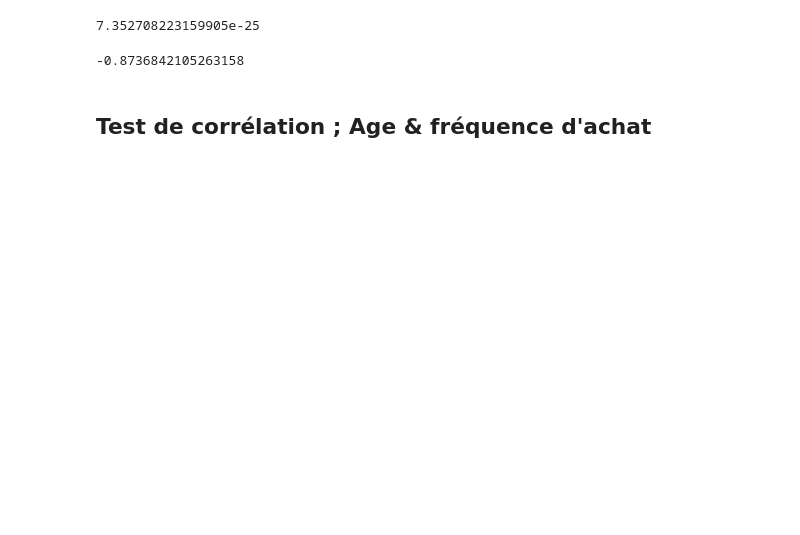
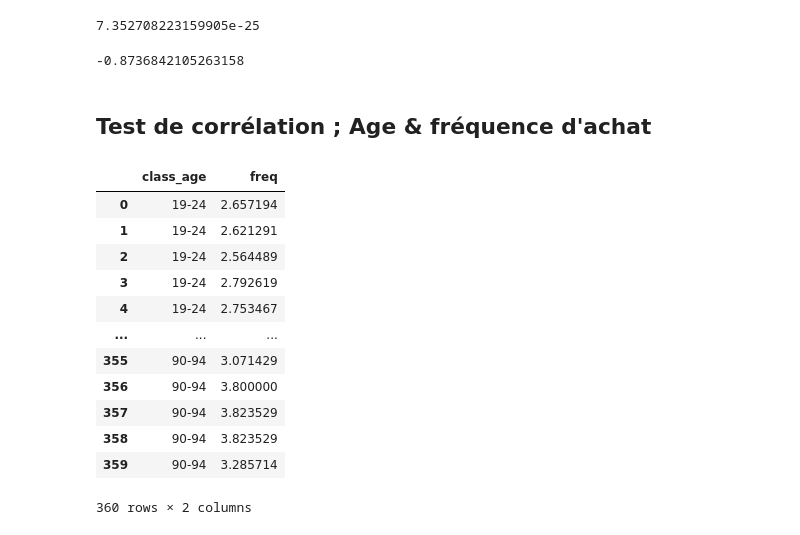
Before and after one commit to Valeeew/Analyze-bookstore-sales, a Jupyter notebook: correlation_testing.ipynb, the cells around one changed output. Saved outputs shown, nothing was run; the diff lists cells and outputs as text; code cells hidden in the pictures; blank space fills up the shorter version.

```diff
--- a/correlation_testing.ipynb
+++ b/correlation_testing.ipynb
@@ -190,0 +208,23 @@ stats.spearmanr()
+# %%
+corr_age_freq = df[["class_age","session_id","client_id"]]
+freq = corr_age_freq.groupby("class_age").resample("M").agg({"session_id":"count", "client_id":pd.Series.nunique})
+freq["freq"] = freq.session_id/freq.client_id
+#freq = freq.groupby("class_age").agg({"freq":"mean"})
+freq = freq.drop(["session_id","client_id"],axis=1)
+freq = freq.reset_index()
+freq = freq.drop("date", axis=1)
+freq
+# %% [output]
+|  | class_age | freq |
+| 0 | 19-24 | 2.657194 |
+| 1 | 19-24 | 2.621291 |
+| 2 | 19-24 | 2.564489 |
+| 3 | 19-24 | 2.792619 |
+| 4 | 19-24 | 2.753467 |
+| ... | ... | ... |
+| 355 | 90-94 | 3.071429 |
+| 356 | 90-94 | 3.800000 |
+| 357 | 90-94 | 3.823529 |
+| 358 | 90-94 | 3.823529 |
+| 359 | 90-94 | 3.285714 |
+360 rows × 2 columns
```
Also changed, not shown: parts of 10 cells of this notebook.
